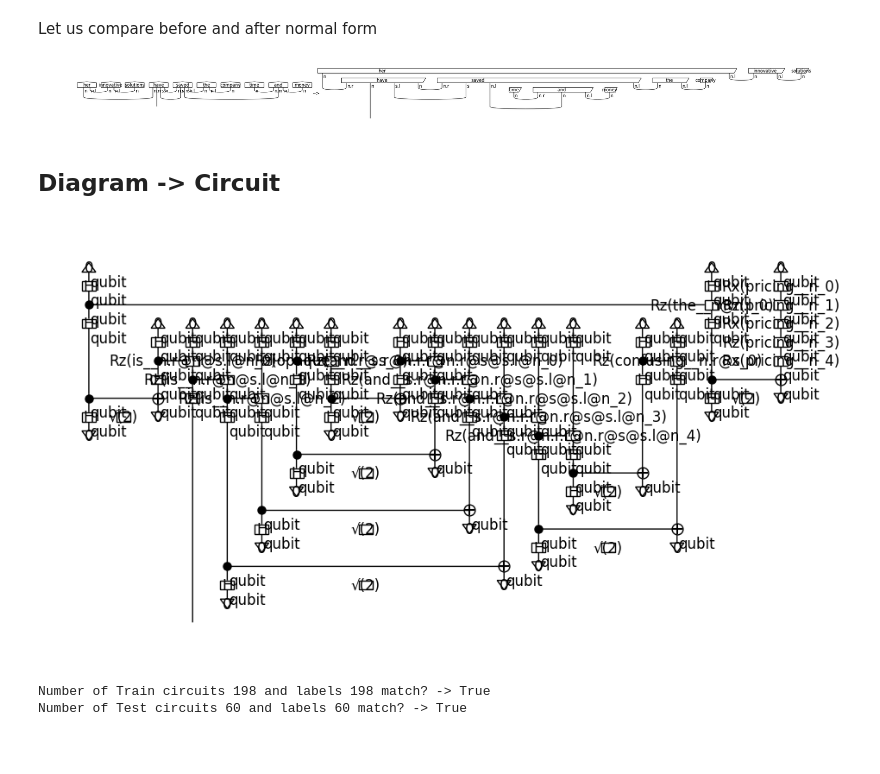
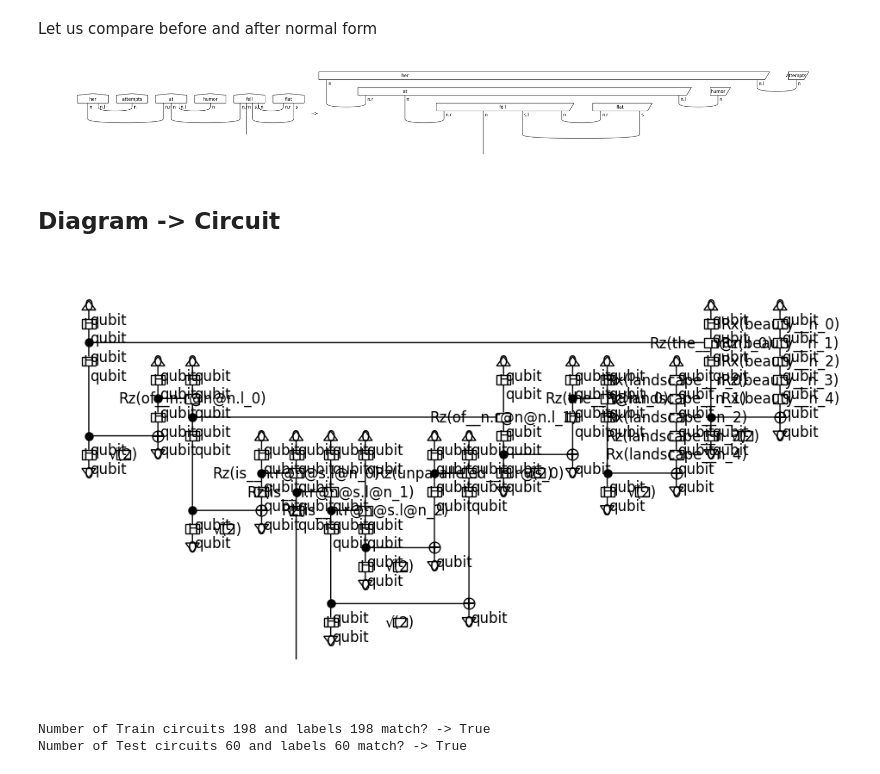
Before and after one commit to Guilli12pm/QNLP, a Jupyter notebook: QNLP_BinaryClass.ipynb, the cells around one changed output. Drawn from its saved outputs; the diff is of its cells as text; code cells hidden in the pictures; blank space fills up the shorter version.

```diff
--- a/QNLP_BinaryClass.ipynb
+++ b/QNLP_BinaryClass.ipynb
@@ -169,12 +169,13 @@ Let us compare before and after normal form
 # %%
 from lambeq.backend import draw_equation
 
-original_diagram = train_diagrams[0]
-normalised_diagram = train_diagrams_filter[0]
+numb = 0
+original_diagram = train_diagrams[numb]
+normalised_diagram = train_diagrams_filter[numb]
 
 draw_equation(original_diagram, normalised_diagram, symbol='-->', figsize=(30, 6), asymmetry=0.3, fontsize=12)
 # %% [output]
-[figure, old version]
+[figure, new version]
 # %% [markdown]
 ## Diagram -> Circuit
 # %%
@@ -211,9 +212,9 @@ for index,diag in enumerate(test_diagrams_filter):
         #print(e)
 # %%
 # Let us visualise how the circuits look like
-train_circuits[2].draw(figsize=(9, 5), fontsize=12)
+train_circuits[6].draw(figsize=(9, 5), fontsize=12)
 # %% [output]
-[figure, old version]
+[figure, new version]
 # %%
 # Remove the necessary labels in case of circuit conversion fail
 train_labels = remove_none(train_labels)
```
Also changed, not shown: parts of 3 cells of this notebook, 1 other file.
